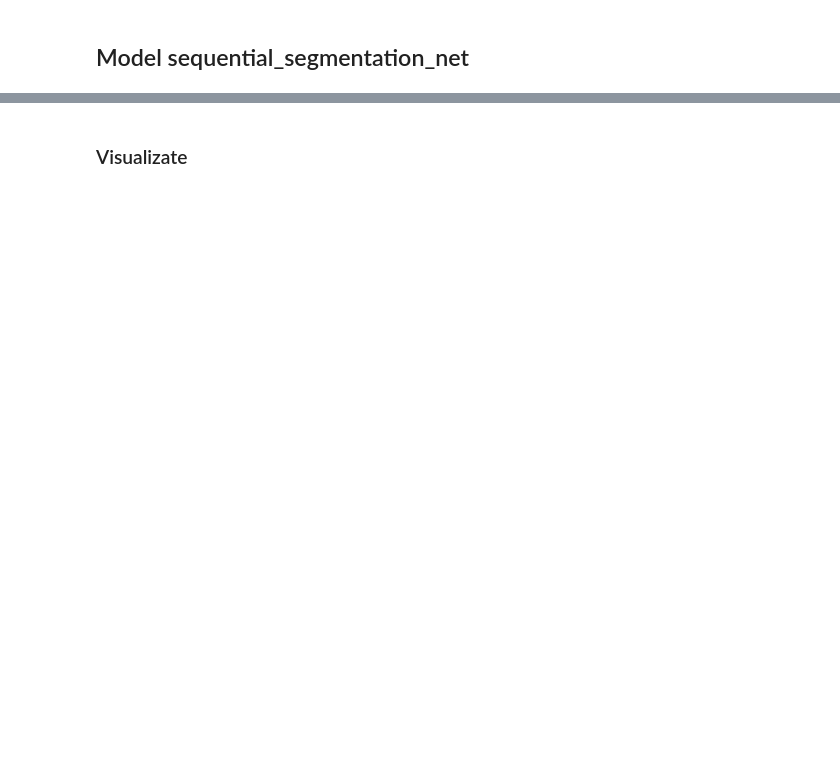
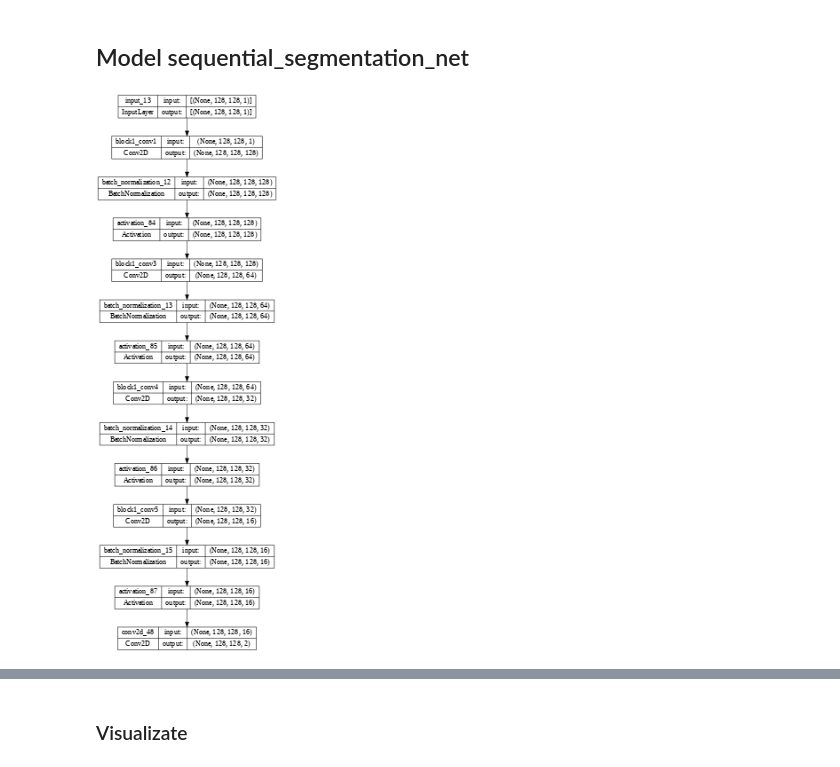
Before and after one commit to NikolaevMikhailRoma/gprMax_project, a Jupyter notebook: ML.ipynb, the cells around one changed output, grey strips where cells are left out. Saved outputs shown, nothing was run; the diff lists cells and outputs as text; code cells hidden in the pictures; blank space fills up the shorter version.

```diff
--- a/ML.ipynb
+++ b/ML.ipynb
@@ -645,34 +710,37 @@ def sequential_segmentation_net(class_count,  # количество класс
     x = Conv2D(64, (3, 3), padding='same', name='block1_conv3')(x)              # Добавляем Conv2D-слой с 128-нейронами
     x = BatchNormalization()(x)                                                 # Добавляем слой BatchNormalization
     x = Activation('relu')(x)                                                   # Добавляем слой Activation
 
     x = Conv2D(32, (3, 3), padding='same', name='block1_conv4')(x)              # Добавляем Conv2D-слой с 128-нейронами
     x = BatchNormalization()(x)                                                 # Добавляем слой BatchNormalization
     x = Activation('relu')(x)
 
     x = Conv2D(16, (3, 3), padding='same', name='block1_conv5')(x)              # Добавляем Conv2D-слой с 128-нейронами
     x = BatchNormalization()(x)                                                 # Добавляем слой BatchNormalization
     x = Activation('relu')(x)
 
     x = Conv2D(class_count, (3, 3), activation='sigmoid', padding='same')(x)    # Добавляем Conv2D-Слой с softmax-активацией на class_count-нейронов
 
     model = Model(img_input, x)                                                 # Создаем модель с входом 'img_input' и выходом 'x'
 
     # Компилируем модель
-    model.compile(optimizer=Adam(learning_rate=1e-3),
+    model.compile(optimizer=Adam(learning_rate=1e-5),
                   loss='mse',
                   metrics=['mae'],
                   )
 
     # Возвращаем сформированную модель
     return model
 
 # Создание модели и вывод сводки по архитектуре
 
 model_seq = sequential_segmentation_net(GEOM_CHANNELS ,
                                        (IMG_WIDTH, IMG_HEIGHT, 1))
 
 # model_seq.summary()
+utils.plot_model(model_seq, show_shapes=True, dpi=40)
+# %% [output]
+[figure, added]
 # %%
 # Обучение модели
 
```
Also changed, not shown: parts of 19 cells of this notebook.
